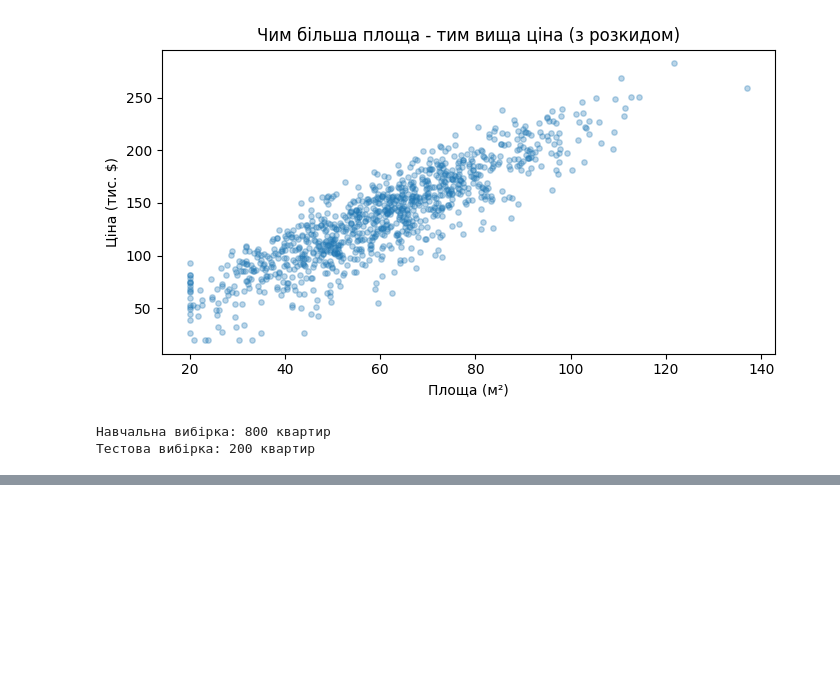
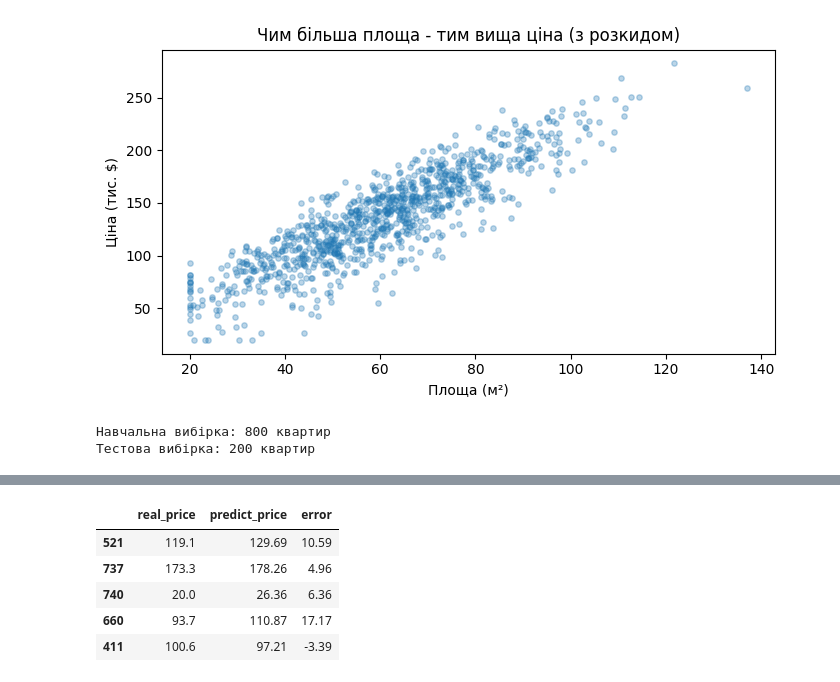
Before and after one commit to KsiuTretyakova/DTA-2026, a Jupyter notebook: ML/LinearRegression_DTA.ipynb, the cells around one changed output, grey strips where cells are left out. Drawn from its saved outputs; the diff is of its cells as text; code cells hidden in the pictures; blank space fills up the shorter version.

Commit message:
LinearRegression

```diff
--- a/ML/LinearRegression_DTA.ipynb
+++ b/ML/LinearRegression_DTA.ipynb
@@ -128,0 +143,21 @@ print("Тестова вибірка:", X_test.shape[0], "квартир")
+# %%
+from sklearn.linear_model import LinearRegression
+
+model = LinearRegression()
+model.fit(X_train, y_train)
+y_pred = model.predict(X_test)
+
+compare = pd.DataFrame({
+    "real_price": y_test[:5].round(2),
+    "predict_price": y_pred[:5].round(2)
+})
+compare["error"] = (compare['predict_price'] - compare['real_price']).round(2)
+
+compare
+# %% [output]
+|  | real_price | predict_price | error |
+| 521 | 119.1 | 129.69 | 10.59 |
+| 737 | 173.3 | 178.26 | 4.96 |
+| 740 | 20.0 | 26.36 | 6.36 |
+| 660 | 93.7 | 110.87 | 17.17 |
+| 411 | 100.6 | 97.21 | -3.39 |
```
Also changed, not shown: parts of 8 cells of this notebook.
